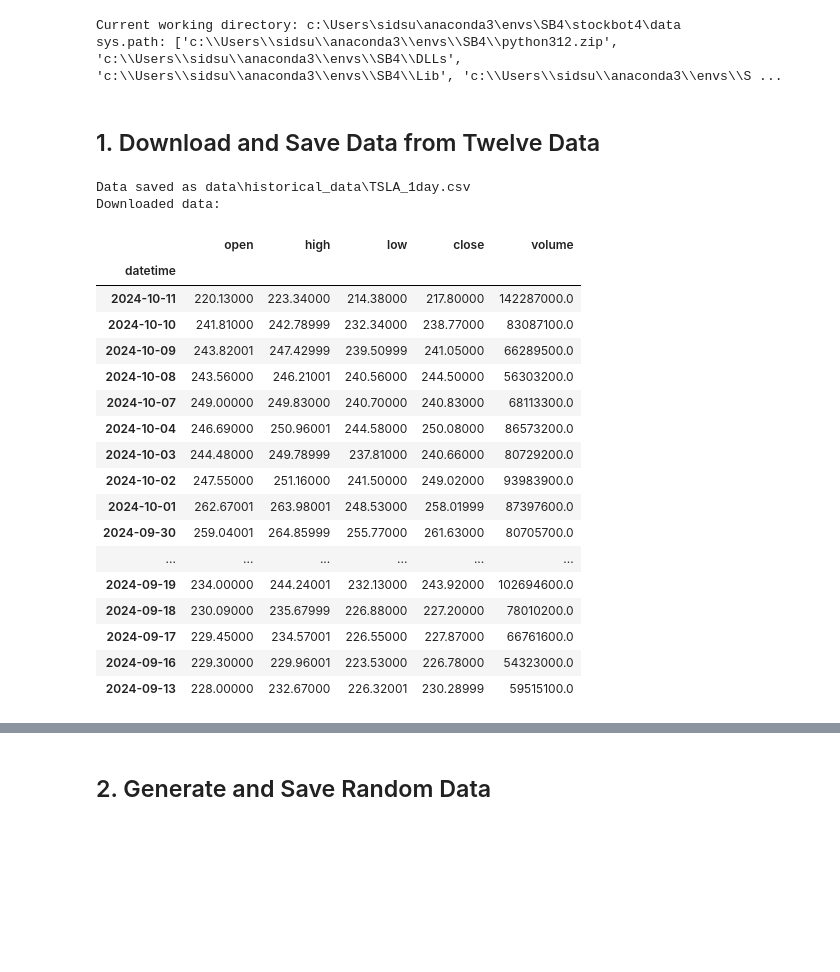
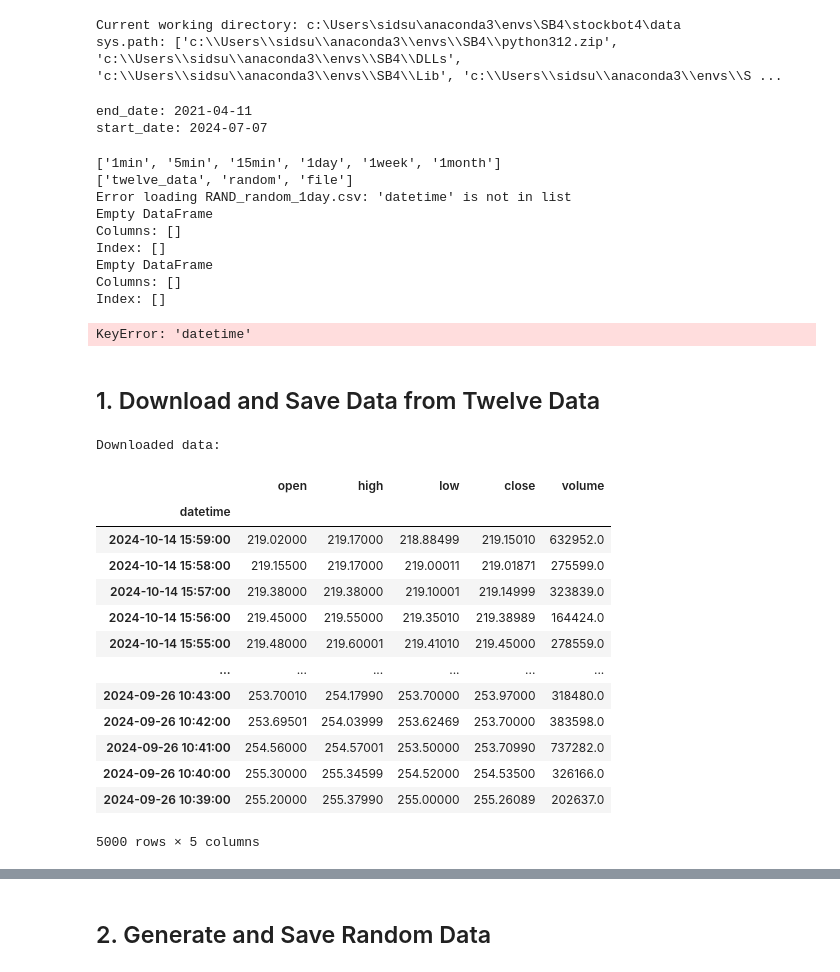
Before and after one commit to Design-01/stockbot_4, a Jupyter notebook: data/ohlcv_test.ipynb, the cells around one changed output, grey strips where cells are left out. Cells and saved outputs as stored; diff of their text form; code cells hidden in the pictures; blank space fills up the shorter version.

Commit message:
charts and data upadtes

```diff
--- a/data/ohlcv_test.ipynb
+++ b/data/ohlcv_test.ipynb
@@ -26,34 +26,78 @@ ohlcv = OHLCV(api_key=api_key)
 # %% [output]
 Current working directory: c:\Users\sidsu\anaconda3\envs\SB4\stockbot4\data
 sys.path: ['c:\\Users\\sidsu\\anaconda3\\envs\\SB4\\python312.zip', 'c:\\Users\\sidsu\\anaconda3\\envs\\SB4\\DLLs', 'c:\\Users\\sidsu\\anaconda3\\envs\\SB4\\Lib', 'c:\\Users\\sidsu\\anaconda3\\envs\\S ...
+# %%
+# helpers
+end_date   = ohlcv.get_end_date(start_date='2021-01-01', days=100)
+start_date = ohlcv.get_start_date(end_date=datetime.now().strftime('%Y-%m-%d'), days=100)
+print(f"end_date: {end_date}")
+print(f"start_date: {start_date}")
+# %% [output]
+end_date: 2021-04-11
+start_date: 2024-07-07
+# %%
+# helpers
+print(ohlcv.get_interval_options())
+print(ohlcv.get_source_options())
+print(ohlcv.get_list_of_stored_data('rand')) # returns a list of all the stored data as a df. symbol, interval, source, start_date, end_date, save_format, path
+print(ohlcv.get_list_of_stored_data('hist')) # returns a list of all the stored data as a df. symbol, interval, source, start_date, end_date, save_format, path
+# %% [output]
+['1min', '5min', '15min', '1day', '1week', '1month']
+['twelve_data', 'random', 'file']
+Error loading RAND_random_1day.csv: 'datetime' is not in list
+Empty DataFrame
+Columns: []
+Index: []
+Empty DataFrame
+Columns: []
+Index: []
+# %%
+# Example usage:
+import sys
+import os
+from pathlib import Path
+
+# Add the parent directory of 'data' to the Python path
+current_dir = Path(os.getcwd())
+parent_dir = current_dir.parent
+sys.path.append(str(parent_dir))
+
+from data.ohlcv import OHLCV
+
+# Initialize OHLCV with your API key
+api_key = "171136ac7161454b8f4abeb987c72b02"  # Replace with your actual Twelve Data API key
+ohlcv = OHLCV(api_key)
+
+# get data
+data = ohlcv.get_stored_data("twelve_data", "TSLA", "1min", start_date='01-09-2024', end_date='today', returnAs='df', save_format='csv')  # returns a df with historical data
+# data = ohlcv.get_stored_data("twelve_data", "TSLA", "1min", start_date='01-09-2024', end_date='30-09-2024', returnAs='df', save_format='csv')  # returns a df with historical data
+# data = ohlcv.get_stored_data("random", "RAND_up", "5min", start_date='01-10-2024', end_date='today', returnAs='df') # returns a df with random data
+data
+# %% [output]
+KeyError: 'datetime'
 # %% [markdown]
 ## 1. Download and Save Data from Twelve Data
 # %%
 # Download data for the last month
 end_date = datetime.now().strftime('%Y-%m-%d')
 start_date = (datetime.now() - timedelta(days=30)).strftime('%Y-%m-%d')
 
-twelve_data = ohlcv.get_data('twelve_data', symbol="TSLA", interval="1day", start_date=start_date, end_date=end_date, save_format='csv')
+twelve_data = ohlcv.get_data('twelve_data', symbol="TSLA", interval="1min", start_date=start_date, end_date=end_date, save_format='csv')
 print("Downloaded data:")
 display(twelve_data)
 # %% [output]
-Data saved as data\historical_data\TSLA_1day.csv
 Downloaded data:
 |  | open | high | low | close | volume |
 | datetime |  |  |  |  |  |
-| 2024-10-11 | 220.13000 | 223.34000 | 214.38000 | 217.80000 | 142287000.0 |
-| 2024-10-10 | 241.81000 | 242.78999 | 232.34000 | 238.77000 | 83087100.0 |
-| 2024-10-09 | 243.82001 | 247.42999 | 239.50999 | 241.05000 | 66289500.0 |
-| 2024-10-08 | 243.56000 | 246.21001 | 240.56000 | 244.50000 | 56303200.0 |
-| 2024-10-07 | 249.00000 | 249.83000 | 240.70000 | 240.83000 | 68113300.0 |
-| 2024-10-04 | 246.69000 | 250.96001 | 244.58000 | 250.08000 | 86573200.0 |
-| 2024-10-03 | 244.48000 | 249.78999 | 237.81000 | 240.66000 | 80729200.0 |
-| 2024-10-02 | 247.55000 | 251.16000 | 241.50000 | 249.02000 | 93983900.0 |
-| 2024-10-01 | 262.67001 | 263.98001 | 248.53000 | 258.01999 | 87397600.0 |
-| 2024-09-30 | 259.04001 | 264.85999 | 255.77000 | 261.63000 | 80705700.0 |
+| 2024-10-14 15:59:00 | 219.02000 | 219.17000 | 218.88499 | 219.15010 | 632952.0 |
+| 2024-10-14 15:58:00 | 219.15500 | 219.17000 | 219.00011 | 219.01871 | 275599.0 |
+| 2024-10-14 15:57:00 | 219.38000 | 219.38000 | 219.10001 | 219.14999 | 323839.0 |
+| 2024-10-14 15:56:00 | 219.45000 | 219.55000 | 219.35010 | 219.38989 | 164424.0 |
+| 2024-10-14 15:55:00 | 219.48000 | 219.60001 | 219.41010 | 219.45000 | 278559.0 |
 | ... | ... | ... | ... | ... | ... |
-| 2024-09-19 | 234.00000 | 244.24001 | 232.13000 | 243.92000 | 102694600.0 |
-| 2024-09-18 | 230.09000 | 235.67999 | 226.88000 | 227.20000 | 78010200.0 |
-| 2024-09-17 | 229.45000 | 234.57001 | 226.55000 | 227.87000 | 66761600.0 |
-| 2024-09-16 | 229.30000 | 229.96001 | 223.53000 | 226.78000 | 54323000.0 |
-| 2024-09-13 | 228.00000 | 232.67000 | 226.32001 | 230.28999 | 59515100.0 |
+| 2024-09-26 10:43:00 | 253.70010 | 254.17990 | 253.70000 | 253.97000 | 318480.0 |
+| 2024-09-26 10:42:00 | 253.69501 | 254.03999 | 253.62469 | 253.70000 | 383598.0 |
+| 2024-09-26 10:41:00 | 254.56000 | 254.57001 | 253.50000 | 253.70990 | 737282.0 |
+| 2024-09-26 10:40:00 | 255.30000 | 255.34599 | 254.52000 | 254.53500 | 326166.0 |
+| 2024-09-26 10:39:00 | 255.20000 | 255.37990 | 255.00000 | 255.26089 | 202637.0 |
+5000 rows × 5 columns
```
Also changed, not shown: parts of 2 cells of this notebook, 23 other files.
